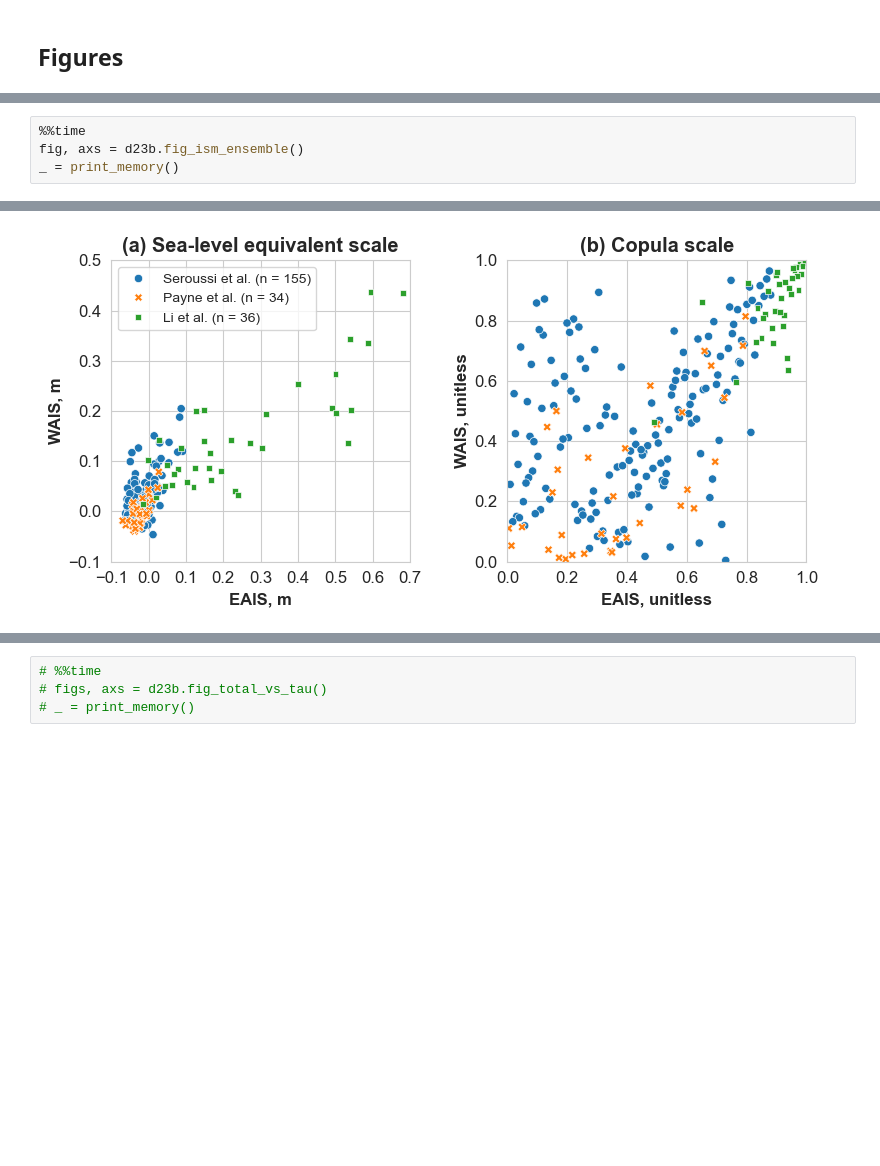
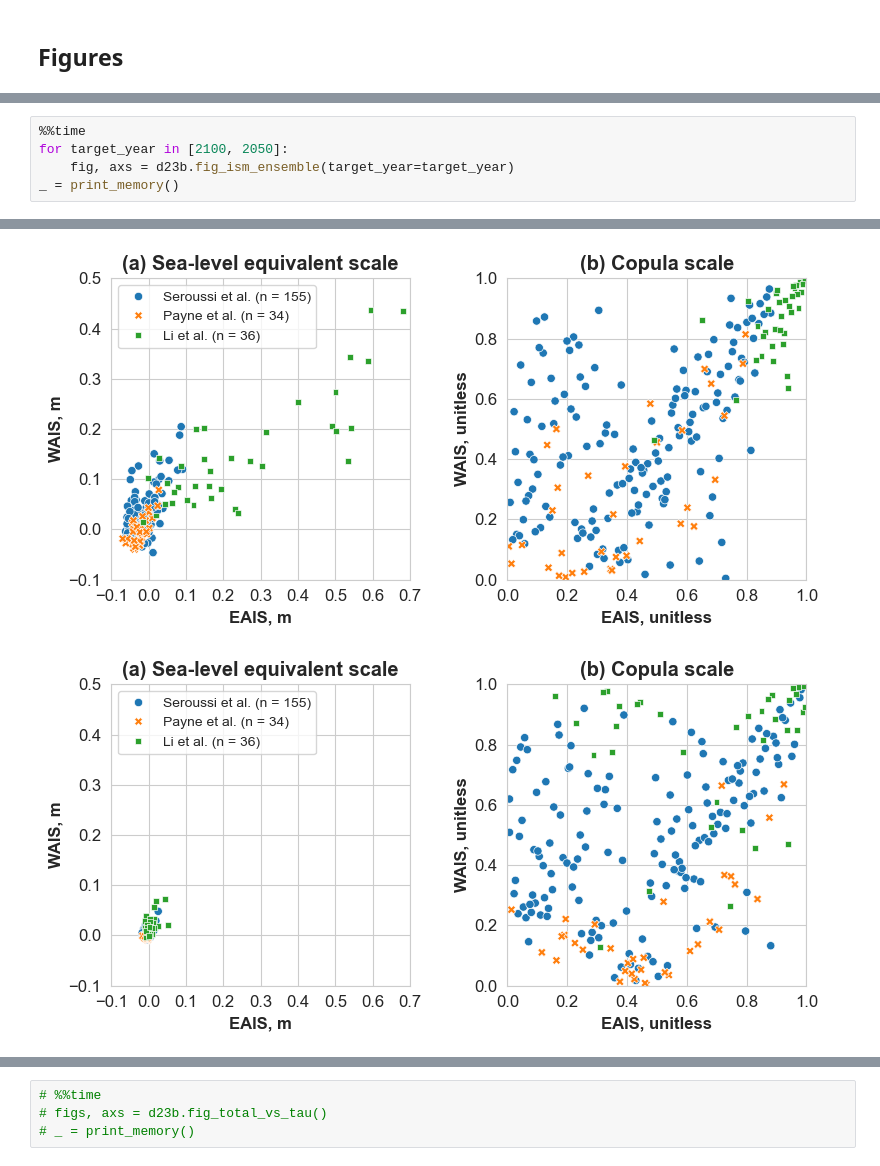
Before and after one commit to grandey/d23b-ice-dependence, a Jupyter notebook: test_d23b.ipynb, the cells around one changed output, grey strips where cells are left out. Drawn from its saved outputs; the diff is of its cells as text; blank space fills up the shorter version.

Commit message:
test_d23b.ipynb: test read_ar6_samples(), read_ism_ensemble_data(), get_ism_corr_df(), and fig_ism_ensemble() for year 2050 (not just 2100 default).

```diff
--- a/test_d23b.ipynb
+++ b/test_d23b.ipynb
@@ -323,6 +389,7 @@ Wall time: 257 ms
 [figure]
 # %%
 %%time
-fig, axs = d23b.fig_ism_ensemble()
+for target_year in [2100, 2050]:
+    fig, axs = d23b.fig_ism_ensemble(target_year=target_year)
 _ = print_memory()
 # %% [output]
@@ -332,4 +399,5 @@ Wall time: 208 ms
 [figure]
+[figure, added]
 # %%
 %%time
 fig, axs = d23b.fig_ism_ensemble(hue='ESM')
```
Also changed, not shown: parts of 29 cells of this notebook, 2 other files.
